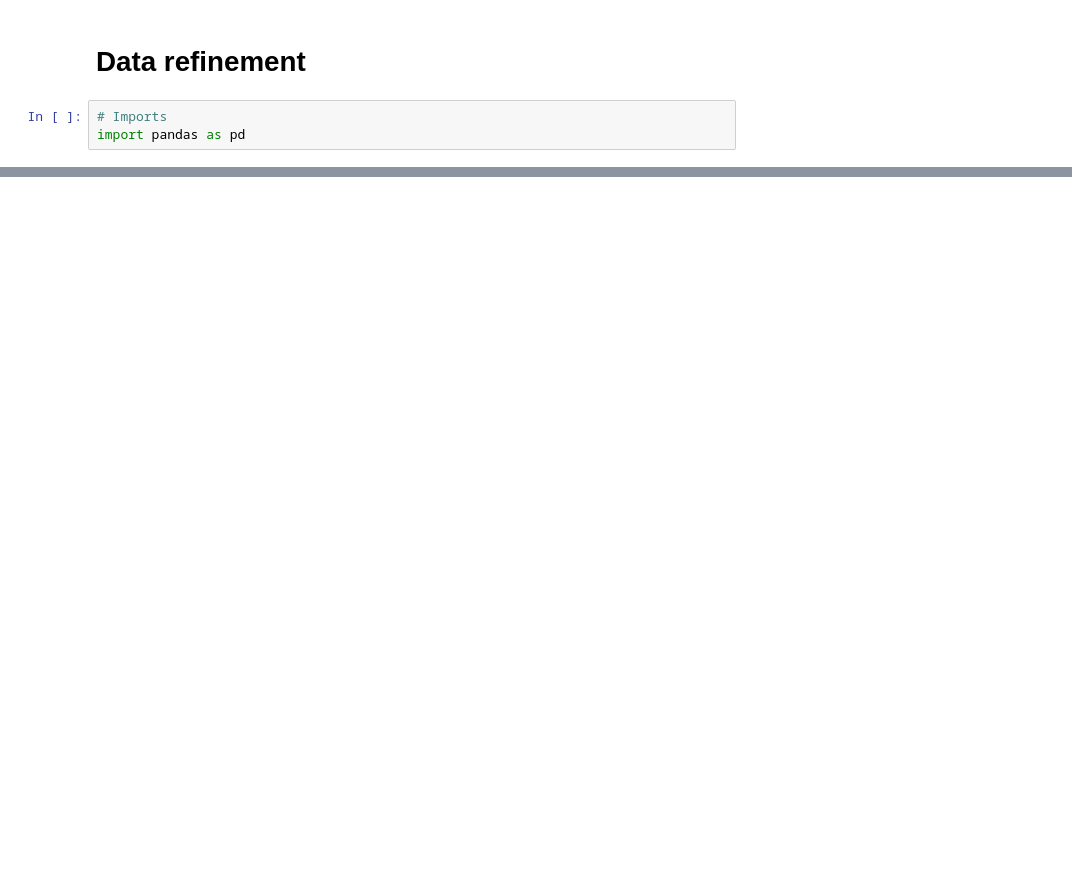
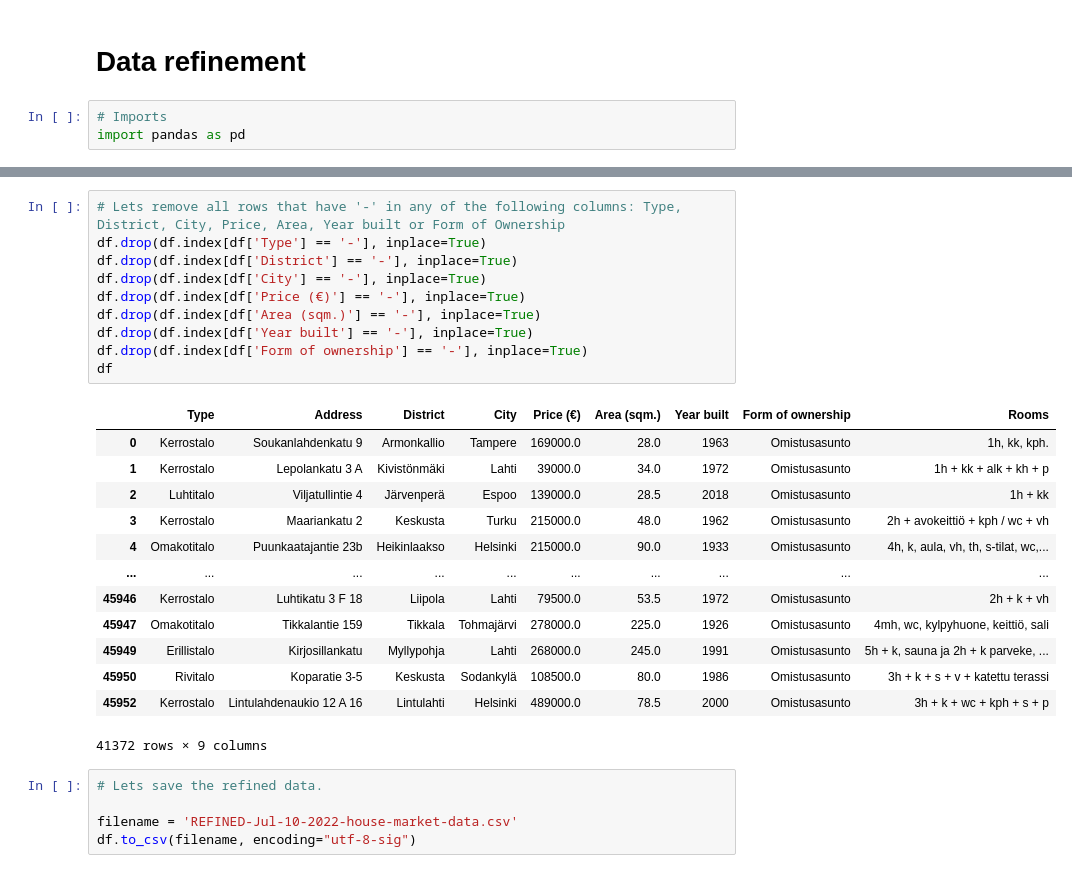
Before and after one commit to Teolhyn/Housing-market-analysis-with-webscraped-data, a Jupyter notebook: Data-refining.ipynb, the cells around one changed output, grey strips where cells are left out. Cells and saved outputs as stored; diff of their text form; blank space fills up the shorter version.

```diff
--- a/Data-refining.ipynb
+++ b/Data-refining.ipynb
@@ -48,0 +129,29 @@ dtype: object
+# %%
+# Lets remove all rows that have '-' in any of the following columns: Type, District, City, Price, Area, Year built or Form of Ownership
+df.drop(df.index[df['Type'] == '-'], inplace=True)
+df.drop(df.index[df['District'] == '-'], inplace=True)
+df.drop(df.index[df['City'] == '-'], inplace=True)
+df.drop(df.index[df['Price (€)'] == '-'], inplace=True)
+df.drop(df.index[df['Area (sqm.)'] == '-'], inplace=True)
+df.drop(df.index[df['Year built'] == '-'], inplace=True)
+df.drop(df.index[df['Form of ownership'] == '-'], inplace=True)
+df
+# %% [output]
+|  | Type | Address | District | City | Price (€) | Area (sqm.) | Year built | Form of ownership | Rooms |
+| 0 | Kerrostalo | Soukanlahdenkatu 9 | Armonkallio | Tampere | 169000.0 | 28.0 | 1963 | Omistusasunto | 1h, kk, kph. |
+| 1 | Kerrostalo | Lepolankatu 3 A | Kivistönmäki | Lahti | 39000.0 | 34.0 | 1972 | Omistusasunto | 1h + kk + alk + kh + p |
+| 2 | Luhtitalo | Viljatullintie 4 | Järvenperä | Espoo | 139000.0 | 28.5 | 2018 | Omistusasunto | 1h + kk |
+| 3 | Kerrostalo | Maariankatu 2 | Keskusta | Turku | 215000.0 | 48.0 | 1962 | Omistusasunto | 2h + avokeittiö + kph / wc + vh |
+| 4 | Omakotitalo | Puunkaatajantie 23b | Heikinlaakso | Helsinki | 215000.0 | 90.0 | 1933 | Omistusasunto | 4h, k, aula, vh, th, s-tilat, wc,... |
+| ... | ... | ... | ... | ... | ... | ... | ... | ... | ... |
+| 45946 | Kerrostalo | Luhtikatu 3 F 18 | Liipola | Lahti | 79500.0 | 53.5 | 1972 | Omistusasunto | 2h + k + vh |
+| 45947 | Omakotitalo | Tikkalantie 159 | Tikkala | Tohmajärvi | 278000.0 | 225.0 | 1926 | Omistusasunto | 4mh, wc, kylpyhuone, keittiö, sali |
+| 45949 | Erillistalo | Kirjosillankatu | Myllypohja | Lahti | 268000.0 | 245.0 | 1991 | Omistusasunto | 5h + k, sauna ja 2h + k parveke, ... |
+| 45950 | Rivitalo | Koparatie 3-5 | Keskusta | Sodankylä | 108500.0 | 80.0 | 1986 | Omistusasunto | 3h + k + s + v + katettu terassi |
+| 45952 | Kerrostalo | Lintulahdenaukio 12 A 16 | Lintulahti | Helsinki | 489000.0 | 78.5 | 2000 | Omistusasunto | 3h + k + wc + kph + s + p |
+41372 rows × 9 columns
+# %%
+# Lets save the refined data.
+
+filename = 'REFINED-Jul-10-2022-house-market-data.csv'
+df.to_csv(filename, encoding="utf-8-sig")
```
Also changed, not shown: parts of 8 cells of this notebook, 4 other files.
